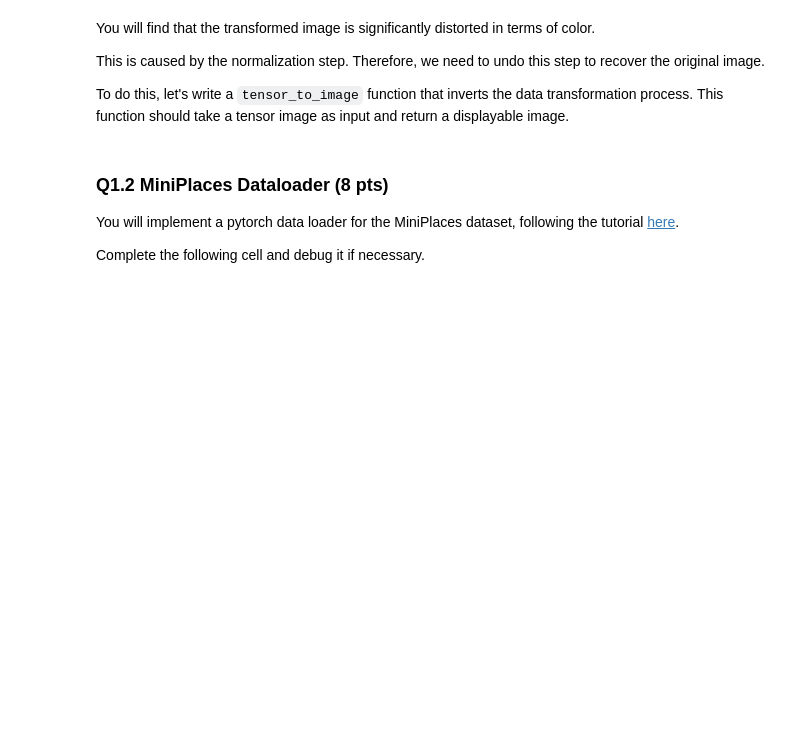
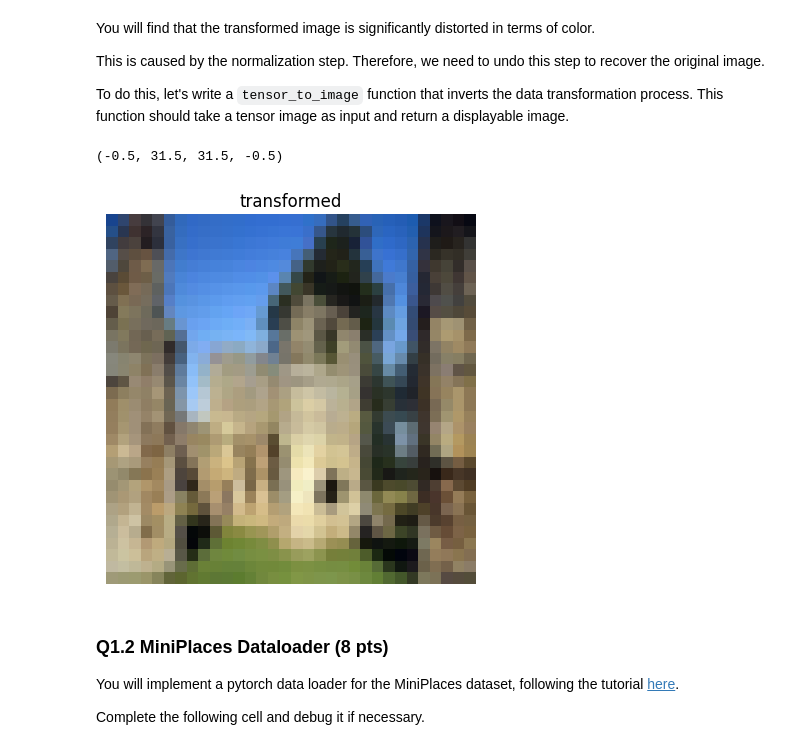
Before and after one commit to ZCX031116/CS188-Assignments-2024Winter, a Jupyter notebook: “24W_CS188_Assignment1_ipynb”的副本.ipynb, the cells around one changed output. Cells and saved outputs as stored; diff of their text form; code cells hidden in the pictures; blank space fills up the shorter version.

```diff
--- a/“24W_CS188_Assignment1_ipynb”的副本.ipynb
+++ b/“24W_CS188_Assignment1_ipynb”的副本.ipynb
@@ -248,12 +248,15 @@ Make sure you understand what `transforms.ToTensor()` does and complete the foll
 data_transform = transforms.Compose([
     ################# Your Implementations #####################################
     # TODO: Resize image to 32x32
+    transforms.Resize((32,32)),
     ################# End of your Implementations ##############################
     transforms.ToTensor(),
 
     ################# Your Implementations #####################################
     # TODO: Normalize image using ImageNet statistics
     #     : Flatten the image with torch.flatten
+    transforms.Normalize(mean=image_net_mean, std=image_net_std),
+    transforms.Lambda(lambda x: torch.flatten(x))
     ################# End of your Implementations ##############################
 ])
 # %% [markdown]
@@ -289,33 +299,41 @@ To do this, let's write a `tensor_to_image` function that inverts the data trans
 # %%
 import torch
 from torchvision import transforms
 
 
 def tensor_to_image(image):
     """
     Convert a tensor image back to a displayable image.
 
     Args:
         image (torch.Tensor): Tensor image to convert.
 
     Returns:
         numpy.ndarray: Displayable image.
     """
     tensor_image = image.clone().detach()
     # TODO: transform the tensor_image into a numpy_image that is displayable by plt.
     ################# Your Implementations #####################################
     # Hints:  Reshape image vector to (3, 32, 32)
     #         Transpose tensor image to (32, 32, 3)
     #         Undo normalization
     #         Convert tensor image to numpy array
+    std = image_net_std.clone().detach()
+    mean = image_net_mean.clone().detach()
+    tensor_image = tensor_image.reshape(3,32,32)
+    tensor_image = tensor_image * std[:, None, None] + mean[:, None, None]
+    numpy_image = tensor_image.permute(1,2,0).numpy()
     ################# End of your Implementations ##############################
     return numpy_image
 
 
 # check your implemention
 plt.imshow(tensor_to_image(transformed_img))
 plt.title('transformed')
 plt.axis('off')
+# %% [output]
+(-0.5, 31.5, 31.5, -0.5)
+[figure, added]
 # %% [markdown]
 ### Q1.2 MiniPlaces Dataloader (8 pts)
 
```
Also changed, not shown: parts of 24 cells of this notebook.
